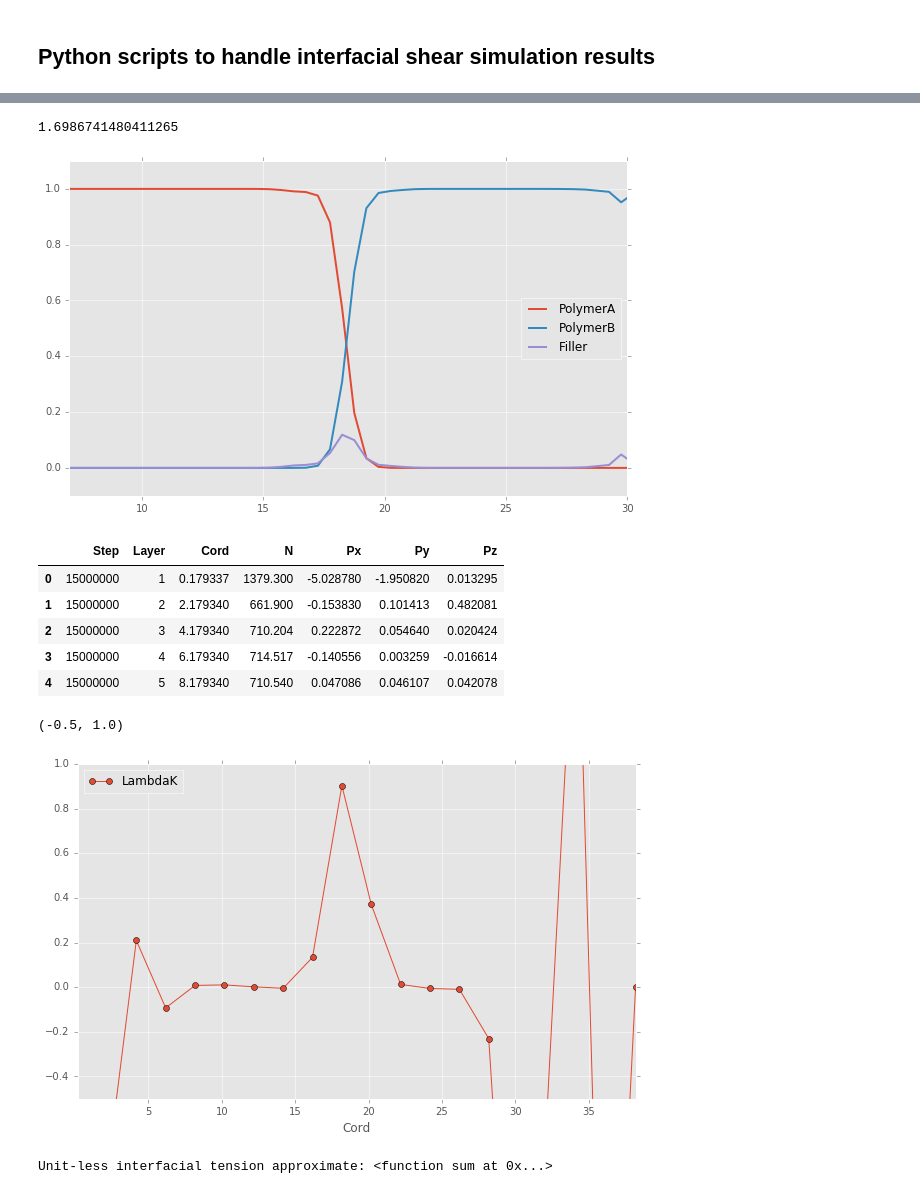
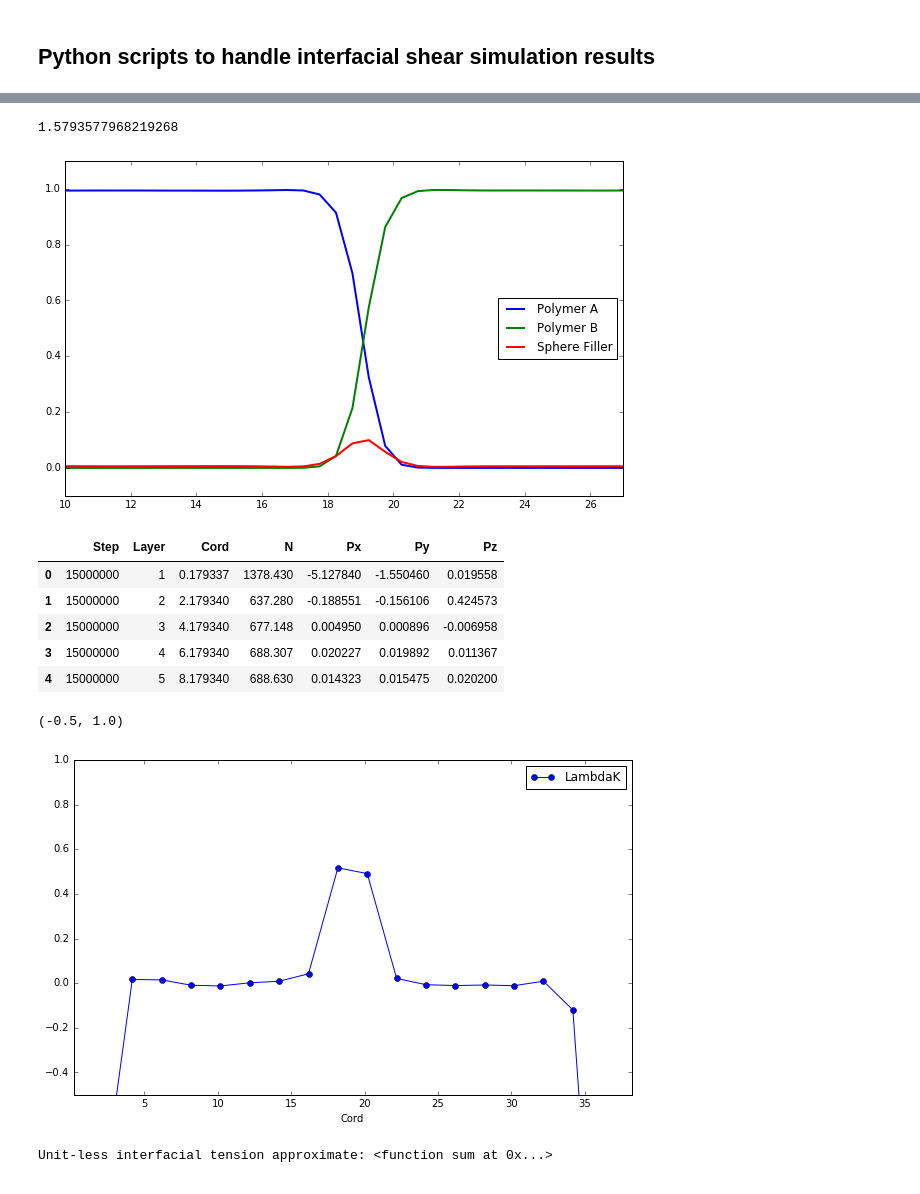
Before and after one commit to mynameisD/InterfaceAnalysis, a Jupyter notebook: Preshear.ipynb, the cells around one changed output, grey strips where cells are left out. Saved outputs shown, nothing was run; the diff lists cells and outputs as text; code cells hidden in the pictures.

```diff
--- a/Preshear.ipynb
+++ b/Preshear.ipynb
@@ -5,7 +5,7 @@ import numpy as np
 import pandas as pd
 import matplotlib.pyplot as plt
 import matplotlib
-matplotlib.style.use('ggplot')
+plt.style.use('classic')
 %pylab inline
 pylab.rcParams['figure.figsize'] = (10, 6)
 '''
@@ -42,7 +44,7 @@ def histo(file):
     return x,y,heading[2]
 # %%
 #file path setting
-folder="/Users/dixu/Desktop/Interfacial_Slip/TOP_BOTTOM/SimulationDesign1/Sheet/12/e05/"
+folder="/Users/dixu/Desktop/Interfacial_Slip/TOP_BOTTOM/SimulationDesign1/Spherical/s05/100/e05/"
 # %%
 histoA=folder+"polyA.histo"
 histoB=folder+"polyB.histo"
@@ -61,20 +63,20 @@ binsize=Ax[1]-Ax[0]
 hist=hist.assign(Width = 4*hist.A*(1-hist.A)*binsize)
 sum(hist.Width)
 # %% [output]
-1.6986741480411265
+1.5793577968219268
 # %%
-line1=plt.plot(hist.index,hist.A,label="PolymerA")
-line2=plt.plot(hist.index,hist.B,label="PolymerB")
-line3=plt.plot(hist.index,hist.F,label="Filler")
+line1=plt.plot(hist.index,hist.A,label="Polymer A")
+line2=plt.plot(hist.index,hist.B,label="Polymer B")
+line3=plt.plot(hist.index,hist.F,label="Sphere Filler")
 plt.xlabel("")
 plt.ylim(-0.1,1.1)
-plt.xlim(7,30)
+plt.xlim(10,27)
 plt.setp([line1,line2,line3],linewidth=2.0)
 plt.legend(loc="best")
 plt.savefig("Histogram.png",dpi=300)
 plt.show()
 # %% [output]
-[figure, old version]
+[figure, new version]
 # %%
 def player(file):
 #layered pressure file handler
@@ -107,11 +109,11 @@ binsize=press.iloc[1,2]-press.iloc[0,2]
 press.head(5)
 # %% [output]
 |  | Step | Layer | Cord | N | Px | Py | Pz |
-| 0 | 15000000 | 1 | 0.179337 | 1379.300 | -5.028780 | -1.950820 | 0.013295 |
-| 1 | 15000000 | 2 | 2.179340 | 661.900 | -0.153830 | 0.101413 | 0.482081 |
-| 2 | 15000000 | 3 | 4.179340 | 710.204 | 0.222872 | 0.054640 | 0.020424 |
-| 3 | 15000000 | 4 | 6.179340 | 714.517 | -0.140556 | 0.003259 | -0.016614 |
-| 4 | 15000000 | 5 | 8.179340 | 710.540 | 0.047086 | 0.046107 | 0.042078 |
+| 0 | 15000000 | 1 | 0.179337 | 1378.430 | -5.127840 | -1.550460 | 0.019558 |
+| 1 | 15000000 | 2 | 2.179340 | 637.280 | -0.188551 | -0.156106 | 0.424573 |
+| 2 | 15000000 | 3 | 4.179340 | 677.148 | 0.004950 | 0.000896 | -0.006958 |
+| 3 | 15000000 | 4 | 6.179340 | 688.307 | 0.020227 | 0.019892 | 0.011367 |
+| 4 | 15000000 | 5 | 8.179340 | 688.630 | 0.014323 | 0.015475 | 0.020200 |
 # %%
 press["LambdaK"]=-press.N/AREA*(press.Pz-0.5*(press.Px+press.Py))  #2 is the bin size
 pressure=press[press.Step==15000000].loc[:,["Cord","LambdaK"]]
@@ -119,7 +121,7 @@ pressure=press[press.Step==15000000].loc[:,["Cord","LambdaK"]]
 pressure.plot(x="Cord",style="o-").set_ylim(-0.5,1.0)
 # %% [output]
 (-0.5, 1.0)
-[figure, old version]
+[figure, new version]
 # %%
 tension=pressure[(pressure["Cord"]>10) & (pressure["Cord"]<26)]
 print "Unit-less interfacial tension approximate: "+str(sum)
```
Also changed, not shown: parts of 1 cell of this notebook, 3 other files.
